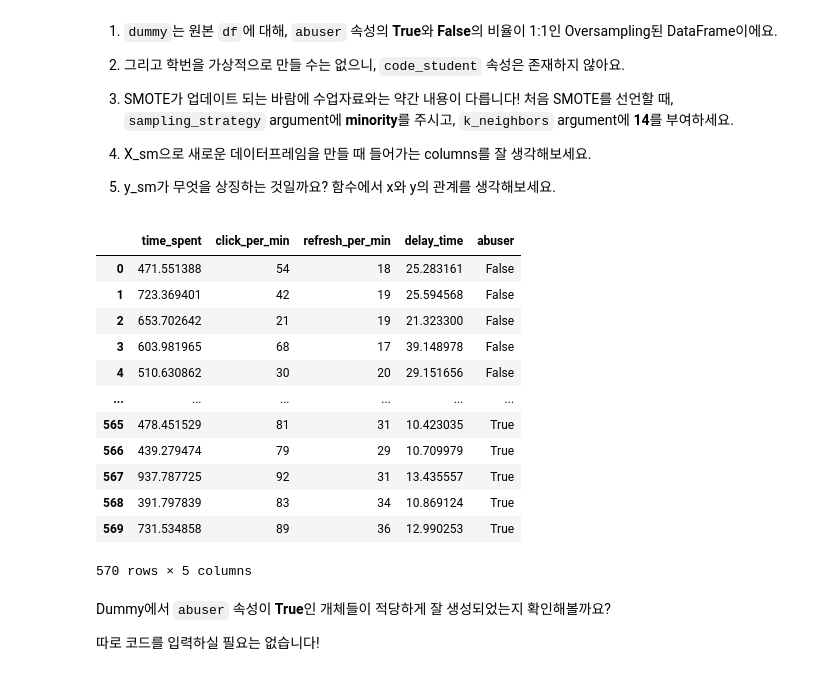
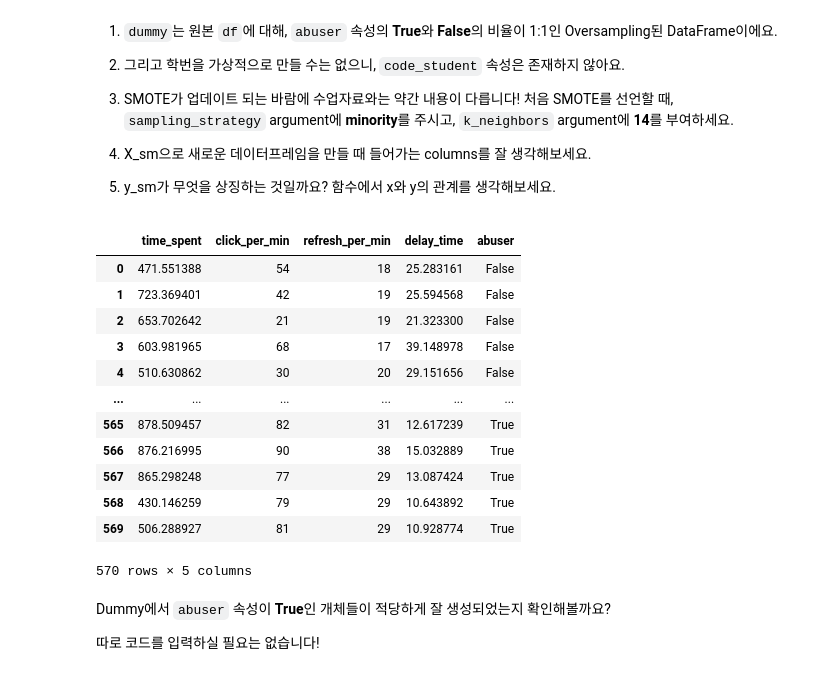
Before and after one commit to sub-blind/lecture5.ipynb, a Jupyter notebook: lecture5_ipynb의_사본.ipynb, the cells around one changed output. Drawn from its saved outputs; the diff is of its cells as text; code cells hidden in the pictures.

```diff
--- a/lecture5_ipynb의_사본.ipynb
+++ b/lecture5_ipynb의_사본.ipynb
@@ -549,9 +549,14 @@ plt.show()
 5. z score 값, 혹은 outlier step의 계수는 변경하지 마세요.
 # %%
 ##############
-outlier_candidate1 =df[(df['click_per_min'] > Q3[0] + outlier_step[0])  &
-                       (df['refresh_per_min'] > Q3[1] + outlier_step[1])  |
-                       (df['delay_time'] < Q1[2] - outlier_step[2])]
+outlier_candidate1 =df[((df['click_per_min'] > Q3[0] + outlier_step[0])  &
+                       (df['refresh_per_min'] > Q3[1] + outlier_step[1])) |
+
+                      ((df['click_per_min'] > Q3[0] + outlier_step[0]) &
+                       (df['delay_time'] < Q1[2] - outlier_step[2]))  |
+
+                       ((df['refresh_per_min'] > Q3[1] + outlier_step[1]) &
+                       (df['delay_time'] < Q1[2] - outlier_step[2]))]
 
 df['abuser'] = False
 for i in outlier_candidate1.index:
@@ -629,29 +634,29 @@ smote를 이용해서 df의 `abuser` 속성이 1:1이 되도록 조정한 `dummy
 # %%
 from imblearn.over_sampling import SMOTE
 
 smote = SMOTE(sampling_strategy = 'minority', k_neighbors=14)
 
-X_sm, y_sm = smote.fit_resample(df.drop(columns = 'abuser'), df['abuser'])
+X_sm, y_sm = smote.fit_resample(df.drop(columns = 'code_student'), df['abuser'])
 
-###################
-dummy = pd.DataFrame(X_sm, columns = ['time_spent', 'click_per_min', 'refresh_per_min', 'delay_time'])
+
+dummy = pd.DataFrame(X_sm, columns =df.drop(columns= 'code_student').columns)
 dummy['abuser'] = y_sm
-###################
+
 
 dummy
 # %% [output]
 |  | time_spent | click_per_min | refresh_per_min | delay_time | abuser |
 | 0 | 471.551388 | 54 | 18 | 25.283161 | False |
 | 1 | 723.369401 | 42 | 19 | 25.594568 | False |
 | 2 | 653.702642 | 21 | 19 | 21.323300 | False |
 | 3 | 603.981965 | 68 | 17 | 39.148978 | False |
 | 4 | 510.630862 | 30 | 20 | 29.151656 | False |
 | ... | ... | ... | ... | ... | ... |
-| 565 | 478.451529 | 81 | 31 | 10.423035 | True |
-| 566 | 439.279474 | 79 | 29 | 10.709979 | True |
-| 567 | 937.787725 | 92 | 31 | 13.435557 | True |
-| 568 | 391.797839 | 83 | 34 | 10.869124 | True |
-| 569 | 731.534858 | 89 | 36 | 12.990253 | True |
+| 565 | 878.509457 | 82 | 31 | 12.617239 | True |
+| 566 | 876.216995 | 90 | 38 | 15.032889 | True |
+| 567 | 865.298248 | 77 | 29 | 13.087424 | True |
+| 568 | 430.146259 | 79 | 29 | 10.643892 | True |
+| 569 | 506.288927 | 81 | 29 | 10.928774 | True |
 570 rows × 5 columns
 # %% [markdown]
 Dummy에서 `abuser` 속성이 **True**인 개체들이 적당하게 잘 생성되었는지 확인해볼까요?
```
Also changed, not shown: parts of 1 cell of this notebook.
